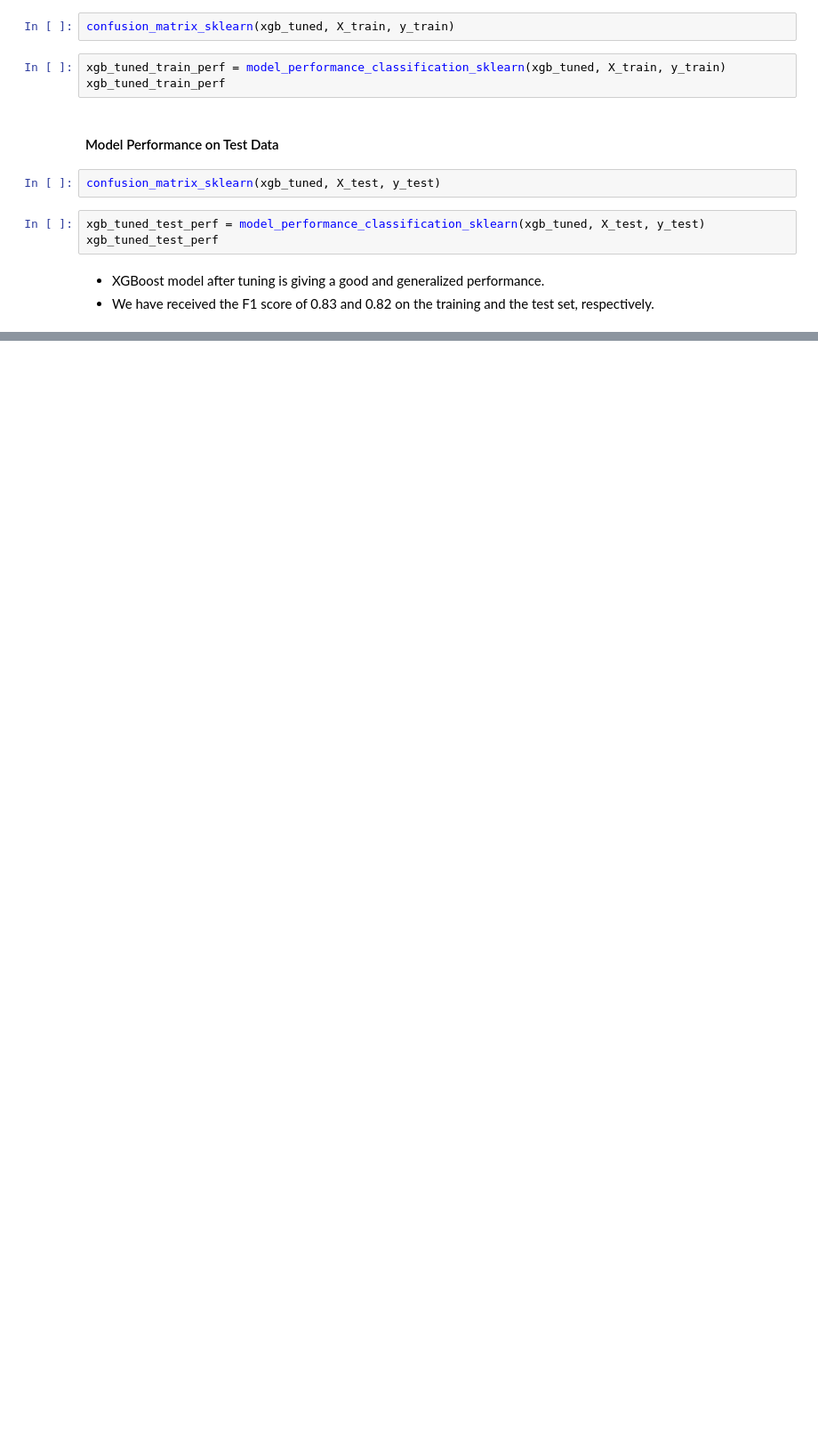
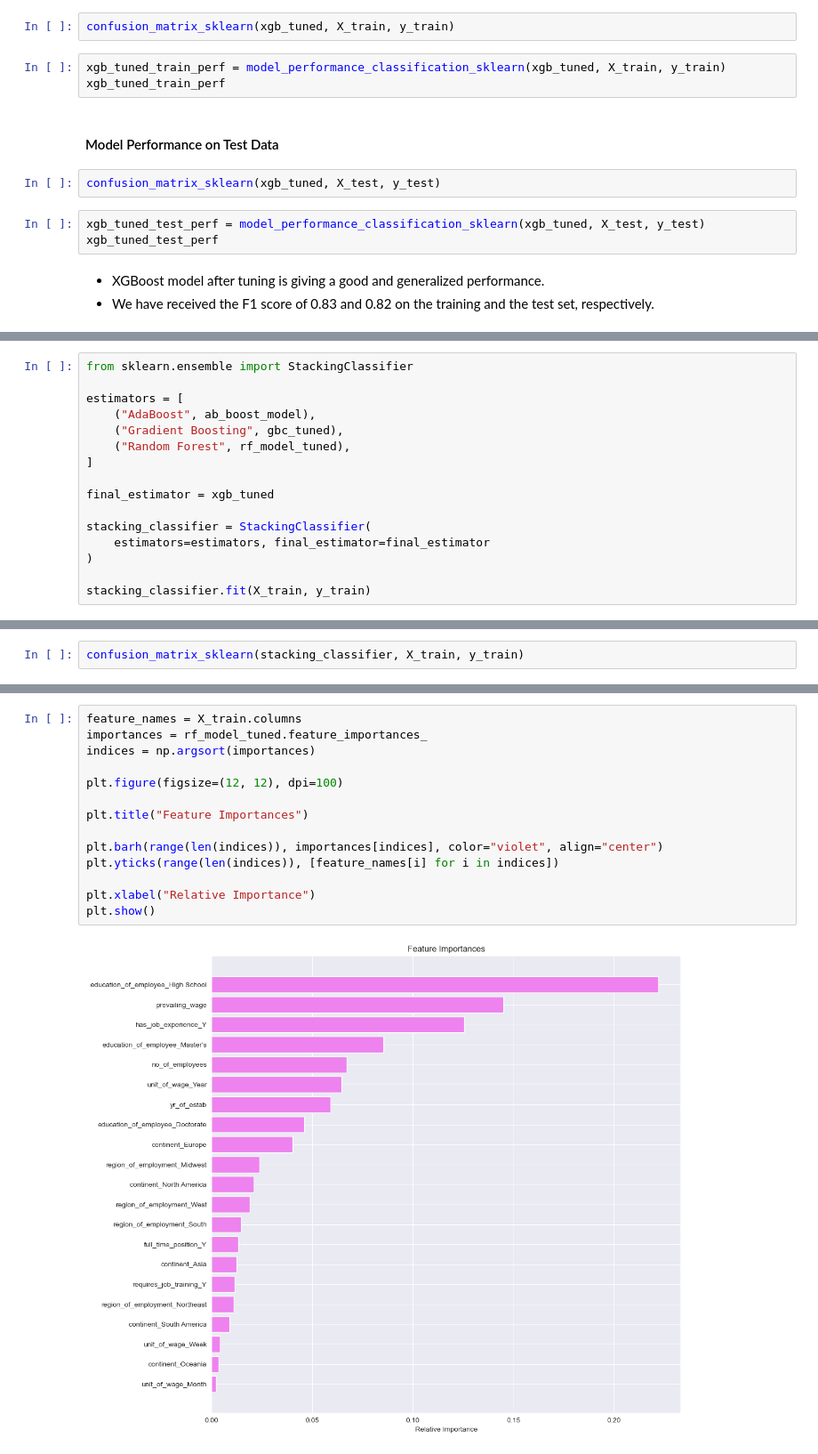
Before and after one commit to ArthurXia1031/Data_Science_Project, a Jupyter notebook: machine_learning/Easy_visa/easy_visa.ipynb, the cells around one changed output, grey strips where cells are left out. Shown at 89% size. Saved outputs shown, nothing was run; the diff lists cells and outputs as text; blank space fills up the shorter version.

```diff
--- a/machine_learning/Easy_visa/easy_visa.ipynb
+++ b/machine_learning/Easy_visa/easy_visa.ipynb
@@ -1344,0 +1349,16 @@ xgb_tuned_test_perf
+# %%
+from sklearn.ensemble import StackingClassifier
+
+estimators = [
+    ("AdaBoost", ab_boost_model),
+    ("Gradient Boosting", gbc_tuned),
+    ("Random Forest", rf_model_tuned),
+]
+
+final_estimator = xgb_tuned
+
+stacking_classifier = StackingClassifier(
+    estimators=estimators, final_estimator=final_estimator
+)
+
+stacking_classifier.fit(X_train, y_train)
@@ -1344,0 +1367,2 @@ xgb_tuned_test_perf
+# %%
+confusion_matrix_sklearn(stacking_classifier, X_train, y_train)
@@ -1344,0 +1479,16 @@ xgb_tuned_test_perf
+# %%
+feature_names = X_train.columns
+importances = rf_model_tuned.feature_importances_
+indices = np.argsort(importances)
+
+plt.figure(figsize=(12, 12), dpi=100)
+
+plt.title("Feature Importances")
+
+plt.barh(range(len(indices)), importances[indices], color="violet", align="center")
+plt.yticks(range(len(indices)), [feature_names[i] for i in indices])
+
+plt.xlabel("Relative Importance")
+plt.show()
+# %% [output]
+[figure, added]
```
Also changed, not shown: parts of 18 cells of this notebook.
